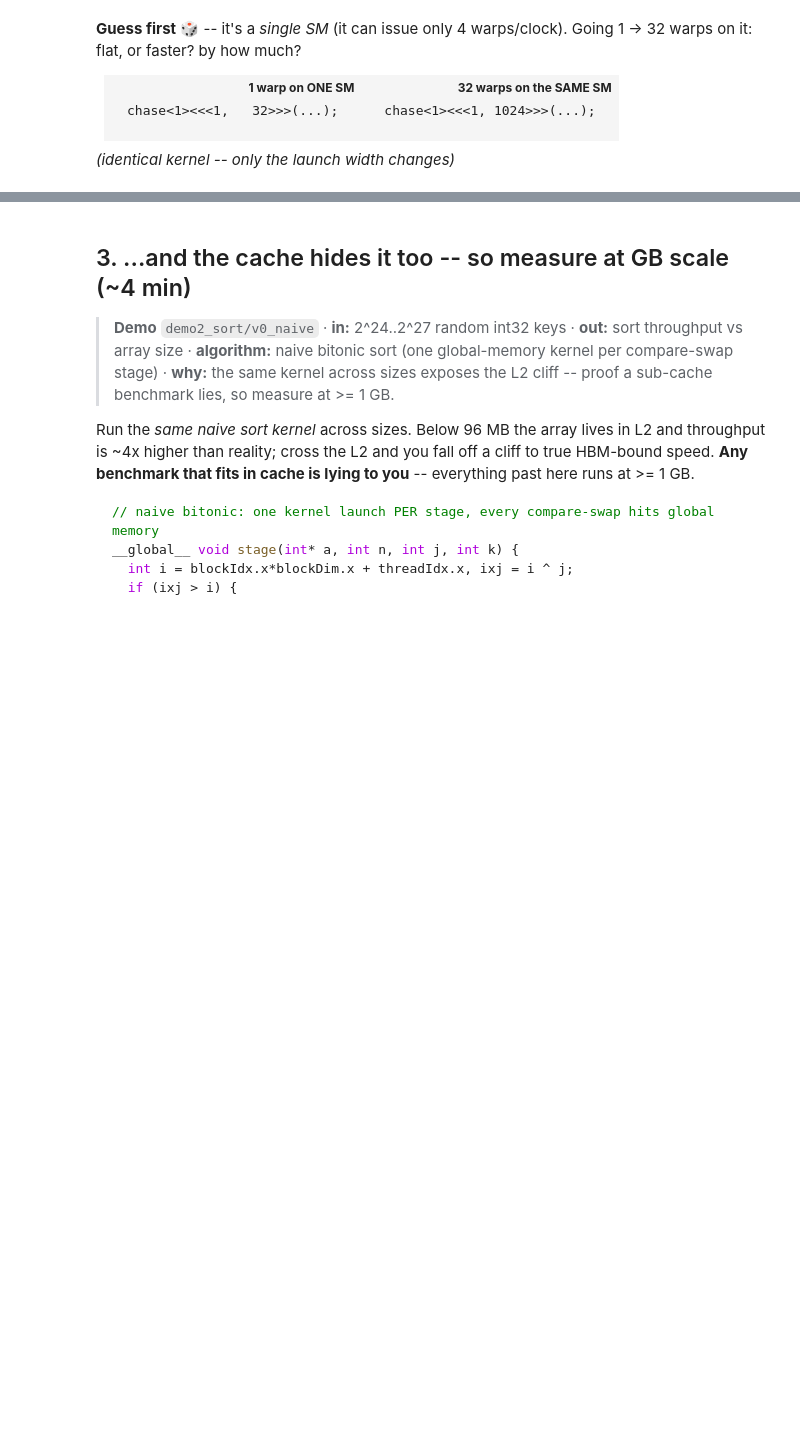
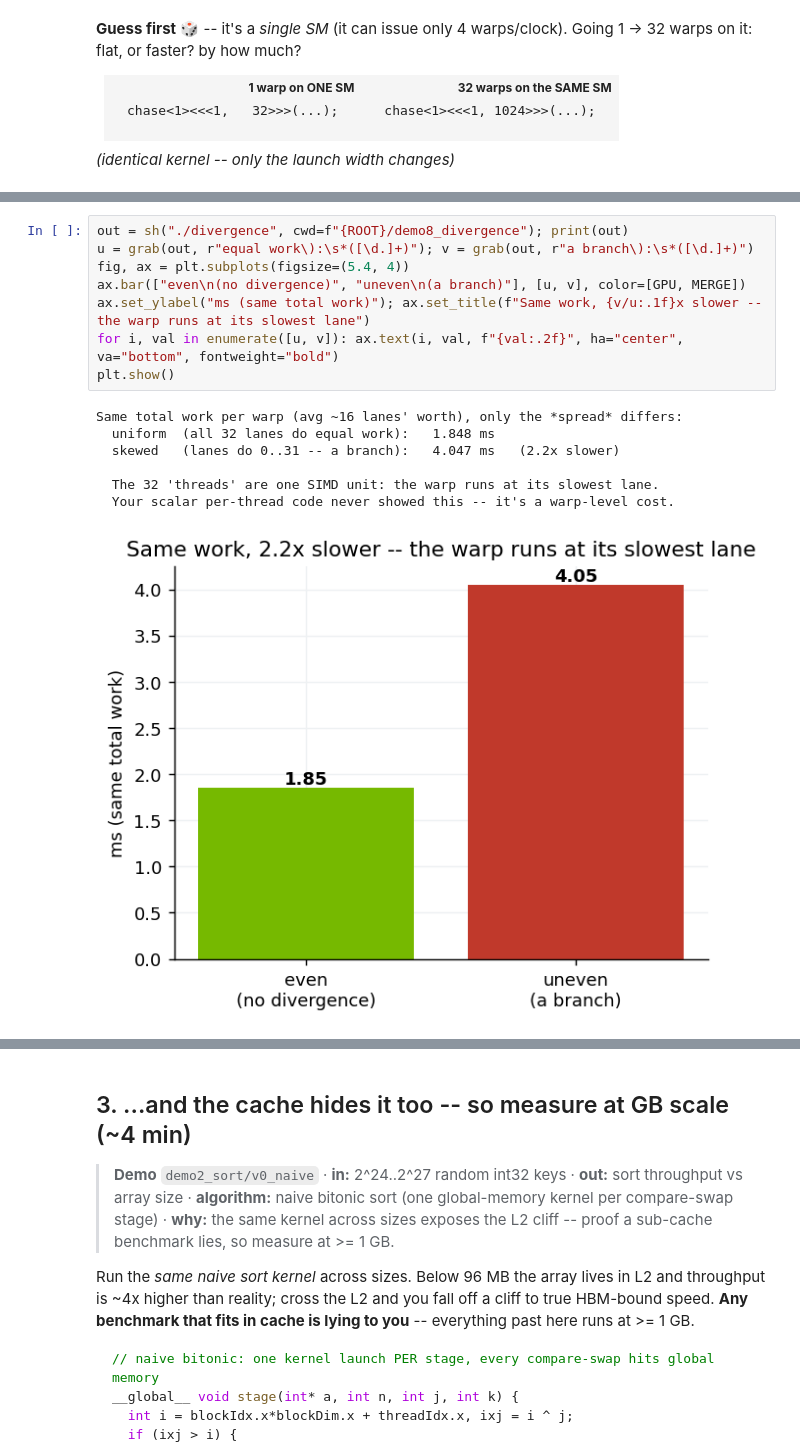
Before and after one commit to StarGazerM/gpu-cost-model-course, a Jupyter notebook: course.ipynb, the cells around one changed output, grey strips where cells are left out. Saved outputs shown, nothing was run; the diff lists cells and outputs as text; blank space fills up the shorter version.

```diff
--- a/course.ipynb
+++ b/course.ipynb
@@ -157,0 +170,16 @@ Part B  ONE SM (single block), add warps past the 4 schedulers it can issue:
+# %%
+out = sh("./divergence", cwd=f"{ROOT}/demo8_divergence"); print(out)
+u = grab(out, r"equal work\):\s*([\d.]+)"); v = grab(out, r"a branch\):\s*([\d.]+)")
+fig, ax = plt.subplots(figsize=(5.4, 4))
+ax.bar(["even\n(no divergence)", "uneven\n(a branch)"], [u, v], color=[GPU, MERGE])
+ax.set_ylabel("ms (same total work)"); ax.set_title(f"Same work, {v/u:.1f}x slower -- the warp runs at its slowest lane")
+for i, val in enumerate([u, v]): ax.text(i, val, f"{val:.2f}", ha="center", va="bottom", fontweight="bold")
+plt.show()
+# %% [output]
+Same total work per warp (avg ~16 lanes' worth), only the *spread* differs:
+  uniform  (all 32 lanes do equal work):   1.848 ms
+  skewed   (lanes do 0..31 -- a branch):   4.047 ms   (2.2x slower)
+
+  The 32 'threads' are one SIMD unit: the warp runs at its slowest lane.
+  Your scalar per-thread code never showed this -- it's a warp-level cost.
+[figure, added]
```
Also changed, not shown: parts of 8 cells of this notebook, 3 other files.
